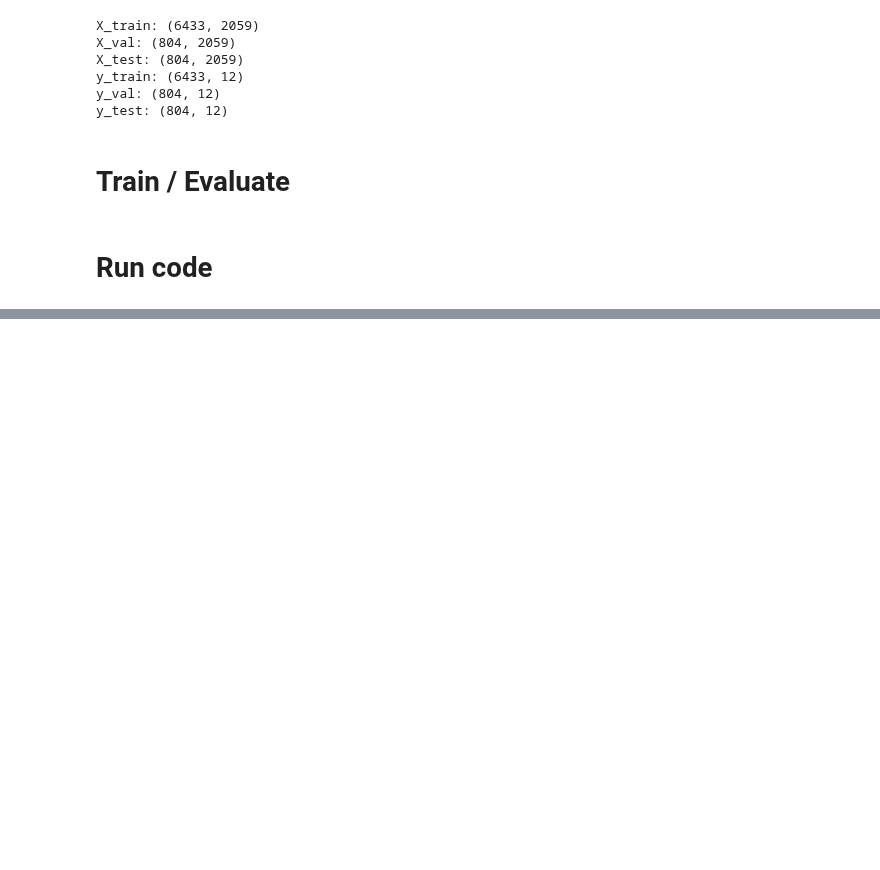
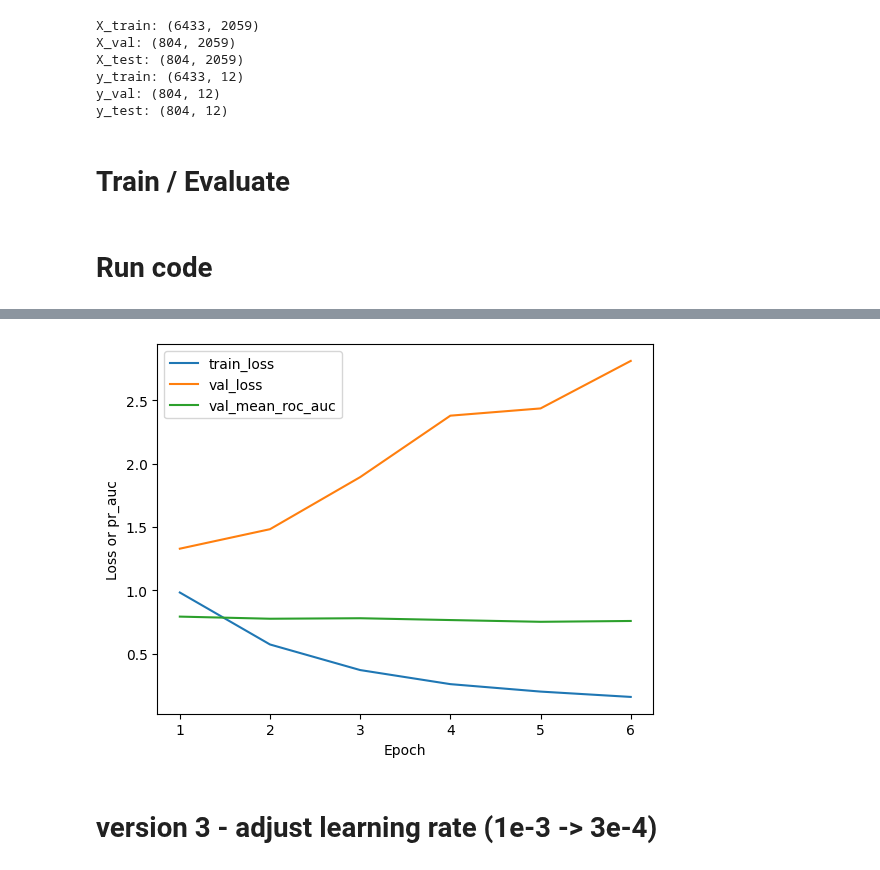
Before and after one commit to jungeun1228/2026_02_Tox21_ML_DL, a Jupyter notebook: 2026_Tox21_DL.ipynb, the cells around one changed output, grey strips where cells are left out. Cells and saved outputs as stored; diff of their text form; code cells hidden in the pictures; blank space fills up the shorter version.

```diff
--- a/2026_Tox21_DL.ipynb
+++ b/2026_Tox21_DL.ipynb
@@ -1243,0 +1294,17 @@ Best val mean PR-AUC: 0.44297234920145373
+# %%
+# Histroy graph
+import matplotlib.pyplot as plt
+
+plt.plot(history_v2_df["epoch"], history_v2_df["train_loss"], label="train_loss")
+plt.plot(history_v2_df["epoch"], history_v2_df["val_loss"], label="val_loss")
+plt.plot(history_v2_df["epoch"], history_v2_df["val_mean_roc_auc"], label="val_mean_roc_auc")
+
+
+plt.xlabel("Epoch")
+plt.ylabel("Loss or pr_auc")
+plt.legend()
+plt.show()
+# %% [output]
+[figure, added]
+# %% [markdown]
+# version 3 - adjust learning rate (1e-3 -> 3e-4)
```
Also changed, not shown: parts of 62 cells of this notebook.
